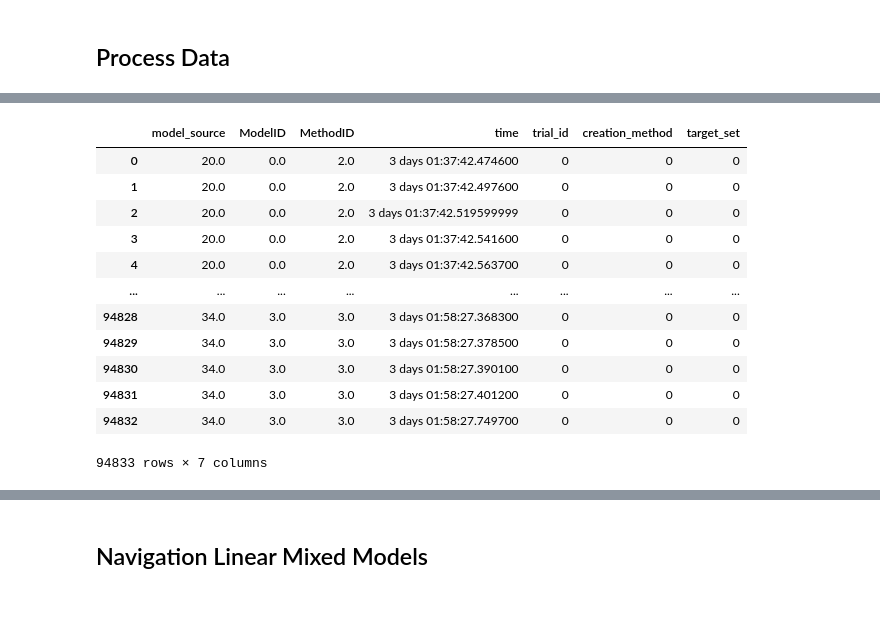
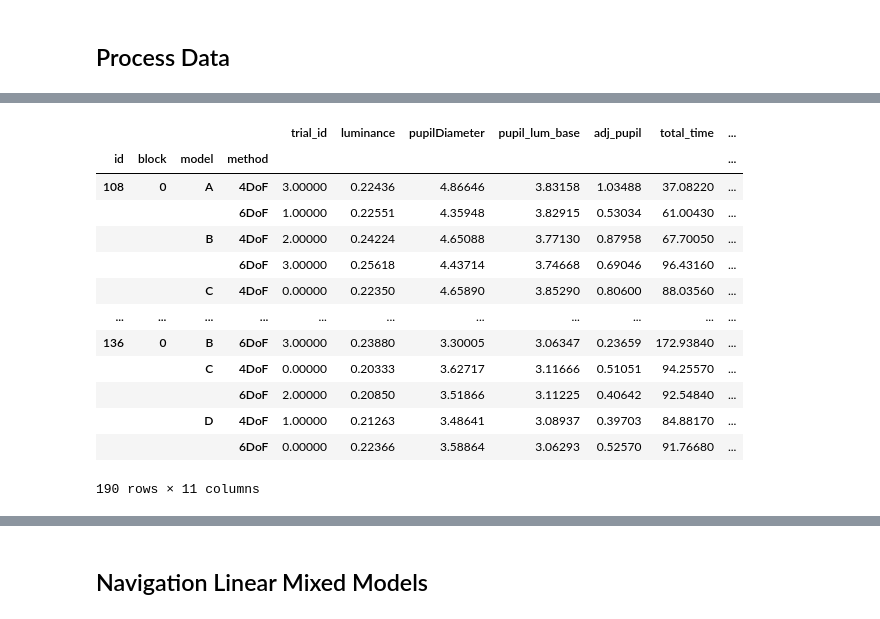
Before and after one commit to courtnicole/3d-path-cognition, a Jupyter notebook: mixedmodel.ipynb, the cells around one changed output, grey strips where cells are left out. Drawn from its saved outputs; the diff is of its cells as text; code cells hidden in the pictures.

```diff
--- a/mixedmodel.ipynb
+++ b/mixedmodel.ipynb
@@ -663,25 +595,17 @@ target_set['target_set_source'] = target_set['target_set_source'].astype('string
-# %%
-target_set = df['NavigationStream'].loc[(df['NavigationStream']['ModelID'] < 4), ['model_source', 'ModelID', 'MethodID', 'time']]
-target_set['time'] = pd.to_timedelta(target_set['time'], unit='s')
-
-target_set['trial_id'] = 0
-target_set['creation_method'] = 0
-target_set['target_set'] = 0
-
-#target_set['trial_id'] = target_set.mask(target_set['time'] < 'TargetsLoaded_Set1', target_cats.categories[0])['trial_id']
-
-target_set
-# %% [output]
-|  | model_source | ModelID | MethodID | time | trial_id | creation_method | target_set |
-| 0 | 20.0 | 0.0 | 2.0 | 3 days 01:37:42.474600 | 0 | 0 | 0 |
-| 1 | 20.0 | 0.0 | 2.0 | 3 days 01:37:42.497600 | 0 | 0 | 0 |
-| 2 | 20.0 | 0.0 | 2.0 | 3 days 01:37:42.519599999 | 0 | 0 | 0 |
-| 3 | 20.0 | 0.0 | 2.0 | 3 days 01:37:42.541600 | 0 | 0 | 0 |
-| 4 | 20.0 | 0.0 | 2.0 | 3 days 01:37:42.563700 | 0 | 0 | 0 |
-| ... | ... | ... | ... | ... | ... | ... | ... |
-| 94828 | 34.0 | 3.0 | 3.0 | 3 days 01:58:27.368300 | 0 | 0 | 0 |
-| 94829 | 34.0 | 3.0 | 3.0 | 3 days 01:58:27.378500 | 0 | 0 | 0 |
-| 94830 | 34.0 | 3.0 | 3.0 | 3 days 01:58:27.390100 | 0 | 0 | 0 |
-| 94831 | 34.0 | 3.0 | 3.0 | 3 days 01:58:27.401200 | 0 | 0 | 0 |
-| 94832 | 34.0 | 3.0 | 3.0 | 3 days 01:58:27.749700 | 0 | 0 | 0 |
-94833 rows × 7 columns
+# %%
+user_data_nav
+# %% [output]
+|  |  |  |  | trial_id | luminance | pupilDiameter | pupil_lum_base | adj_pupil | total_time | ... |
+| id | block | model | method |  |  |  |  |  |  | ... |
+| 108 | 0 | A | 4DoF | 3.00000 | 0.22436 | 4.86646 | 3.83158 | 1.03488 | 37.08220 | ... |
+|  |  |  | 6DoF | 1.00000 | 0.22551 | 4.35948 | 3.82915 | 0.53034 | 61.00430 | ... |
+|  |  | B | 4DoF | 2.00000 | 0.24224 | 4.65088 | 3.77130 | 0.87958 | 67.70050 | ... |
+|  |  |  | 6DoF | 3.00000 | 0.25618 | 4.43714 | 3.74668 | 0.69046 | 96.43160 | ... |
+|  |  | C | 4DoF | 0.00000 | 0.22350 | 4.65890 | 3.85290 | 0.80600 | 88.03560 | ... |
+| ... | ... | ... | ... | ... | ... | ... | ... | ... | ... | ... |
+| 136 | 0 | B | 6DoF | 3.00000 | 0.23880 | 3.30005 | 3.06347 | 0.23659 | 172.93840 | ... |
+|  |  | C | 4DoF | 0.00000 | 0.20333 | 3.62717 | 3.11666 | 0.51051 | 94.25570 | ... |
+|  |  |  | 6DoF | 2.00000 | 0.20850 | 3.51866 | 3.11225 | 0.40642 | 92.54840 | ... |
+|  |  | D | 4DoF | 1.00000 | 0.21263 | 3.48641 | 3.08937 | 0.39703 | 84.88170 | ... |
+|  |  |  | 6DoF | 0.00000 | 0.22366 | 3.58864 | 3.06293 | 0.52570 | 91.76680 | ... |
+190 rows × 11 columns
```
Also changed, not shown: parts of 33 cells of this notebook.
